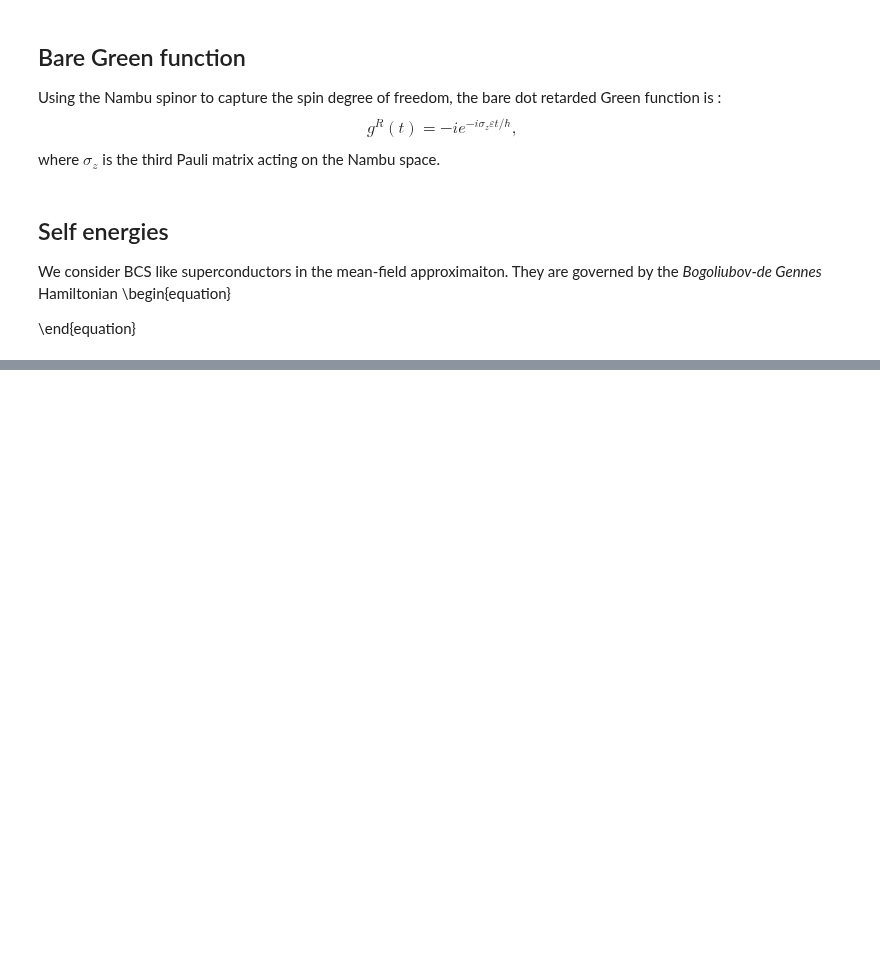
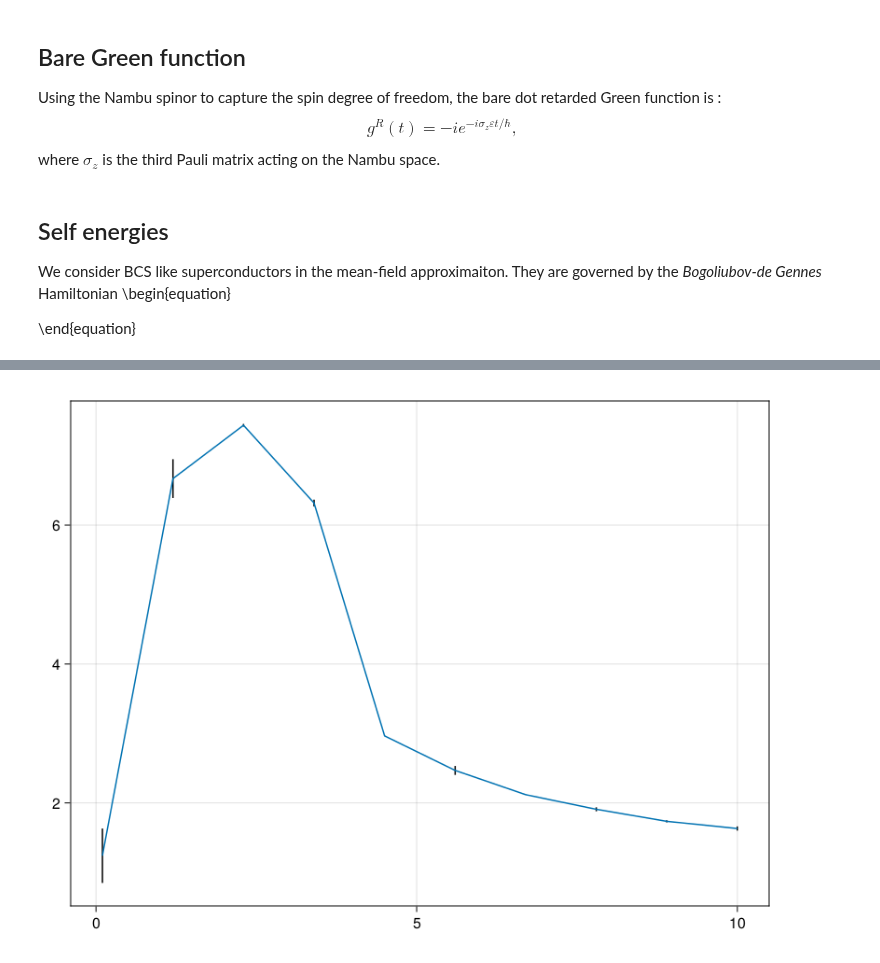
Before and after one commit to BaptisteLamic/NonEquilibriumGreenFunction.jl, a Jupyter notebook: examples/SQDS_junction.ipynb, the cells around one changed output, grey strips where cells are left out. Cells and saved outputs as stored; diff of their text form; code cells hidden in the pictures; blank space fills up the shorter version.

```diff
--- a/examples/SQDS_junction.ipynb
+++ b/examples/SQDS_junction.ipynb
@@ -314,0 +337,21 @@ heatmap(spec')
+# %%
+using Richardson
+function dc_current(T,V)
+    Γ = 10
+    δt = 0.2 * 2π / max(V, Γ)
+    p = Junction.Parameters(δt=δt, T = T, ϕl=t -> 0, ϕr=t -> V*t, Δ = 1, Γl=Γ, Γr=0.9*Γ, β=1000);
+    println("N = $(Junction.axis(p)|> length)")
+    results = Junction.simulate_junction(p)
+    idc = Junction.compute_average_current(results)
+    #we use a simple average filter
+    sum(idc)/T
+end
+function dc_current(V)
+    # We use Richardson extrapolation to speed up the convergeance
+    result = extrapolate(0.01, rtol=5e-2, atol = 5e-2 contract = 0.5, maxeval = 6) do x
+        println("V = $V and T = $(1/x)")
+        dc_current(1/x,V)
+    end
+    result
+end
+dc_current(0.1)
@@ -314,0 +369,3 @@ heatmap(spec')
+# %%
+tab_V = LinRange(0.1,10,10)
+idc = dc_current.(tab_V)
@@ -314,0 +401,12 @@ heatmap(spec')
+# %%
+f = Figure()
+Axis(f[1, 1])
+
+xs = tab_V
+ys = [real(r[1]) for r in idc]
+errors = [r[2] for r in idc]
+errorbars!(xs, ys, errors,) # same low and high error
+lines!(xs, ys, markersize = 3)
+f
+# %% [output]
+[figure, added]
```
Also changed, not shown: parts of 12 cells of this notebook, 1 other file.
